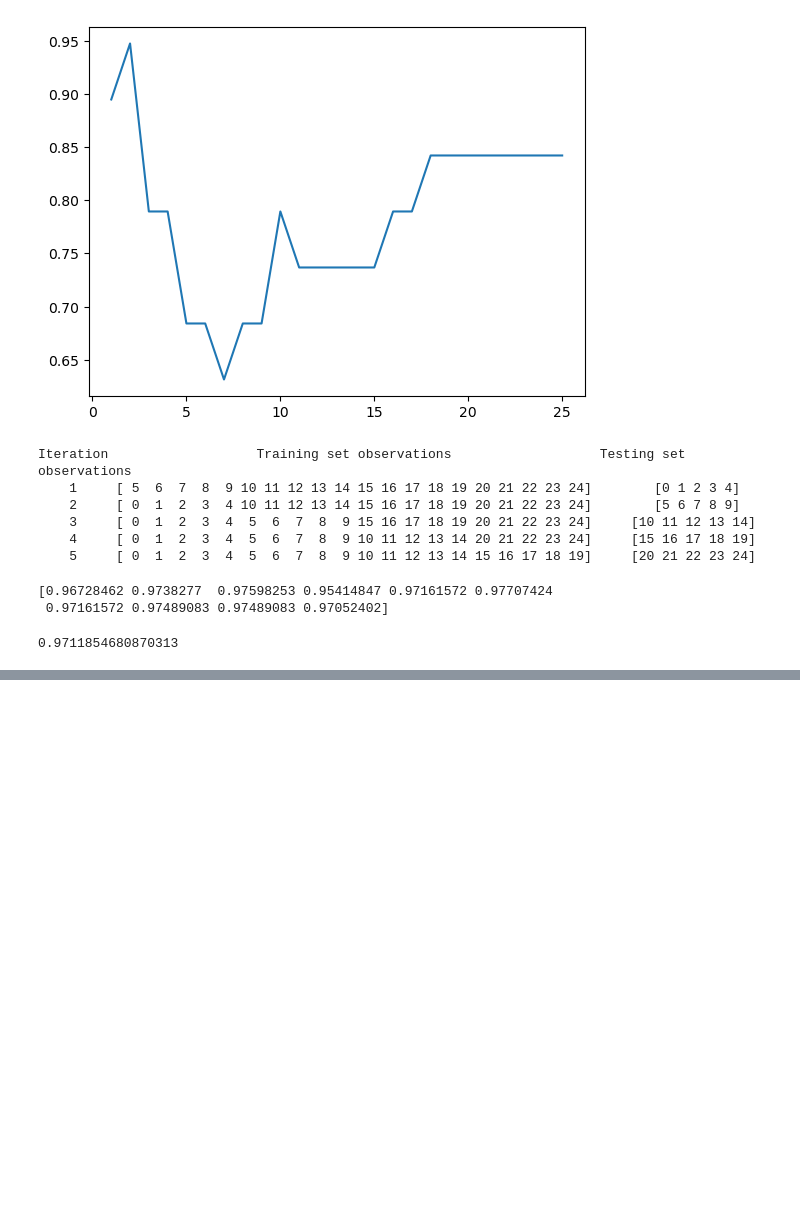
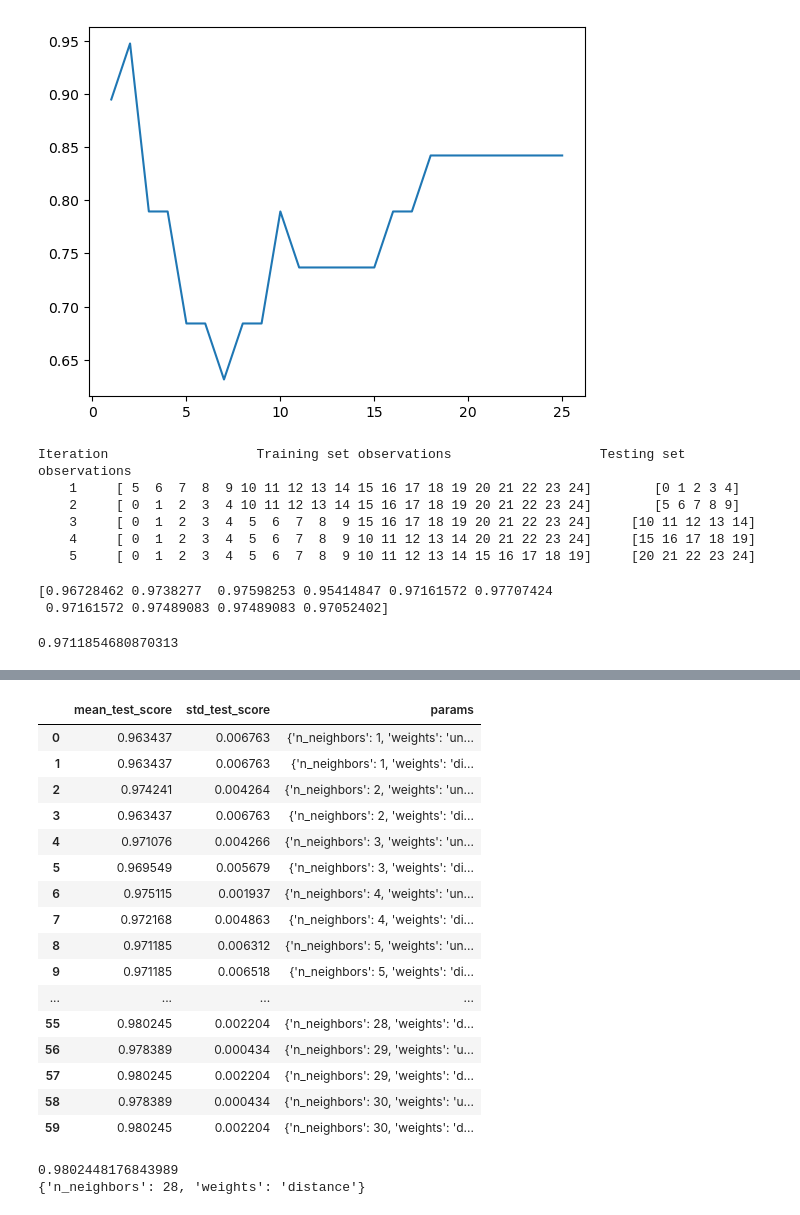
Before and after one commit to shruthivenkat/CECS550_Group6, a Jupyter notebook: #7 - Cross Validation.ipynb, the cells around one changed output, grey strips where cells are left out. Drawn from its saved outputs; the diff is of its cells as text; code cells hidden in the pictures; blank space fills up the shorter version.

```diff
--- a/#7 - Cross Validation.ipynb
+++ b/#7 - Cross Validation.ipynb
@@ -597,0 +691,26 @@ print(scores.mean())
+# %%
+pd.DataFrame(grid.cv_results_)[['mean_test_score', 'std_test_score', 'params']]
+# %% [output]
+|  | mean_test_score | std_test_score | params |
+| 0 | 0.963437 | 0.006763 | {'n_neighbors': 1, 'weights': 'un... |
+| 1 | 0.963437 | 0.006763 | {'n_neighbors': 1, 'weights': 'di... |
+| 2 | 0.974241 | 0.004264 | {'n_neighbors': 2, 'weights': 'un... |
+| 3 | 0.963437 | 0.006763 | {'n_neighbors': 2, 'weights': 'di... |
+| 4 | 0.971076 | 0.004266 | {'n_neighbors': 3, 'weights': 'un... |
+| 5 | 0.969549 | 0.005679 | {'n_neighbors': 3, 'weights': 'di... |
+| 6 | 0.975115 | 0.001937 | {'n_neighbors': 4, 'weights': 'un... |
+| 7 | 0.972168 | 0.004863 | {'n_neighbors': 4, 'weights': 'di... |
+| 8 | 0.971185 | 0.006312 | {'n_neighbors': 5, 'weights': 'un... |
+| 9 | 0.971185 | 0.006518 | {'n_neighbors': 5, 'weights': 'di... |
+| ... | ... | ... | ... |
+| 55 | 0.980245 | 0.002204 | {'n_neighbors': 28, 'weights': 'd... |
+| 56 | 0.978389 | 0.000434 | {'n_neighbors': 29, 'weights': 'u... |
+| 57 | 0.980245 | 0.002204 | {'n_neighbors': 29, 'weights': 'd... |
+| 58 | 0.978389 | 0.000434 | {'n_neighbors': 30, 'weights': 'u... |
+| 59 | 0.980245 | 0.002204 | {'n_neighbors': 30, 'weights': 'd... |
+# %%
+print(grid.best_score_)
+print(grid.best_params_)
+# %% [output]
+0.9802448176843989
+{'n_neighbors': 28, 'weights': 'distance'}
```
Also changed, not shown: parts of 17 cells of this notebook.
